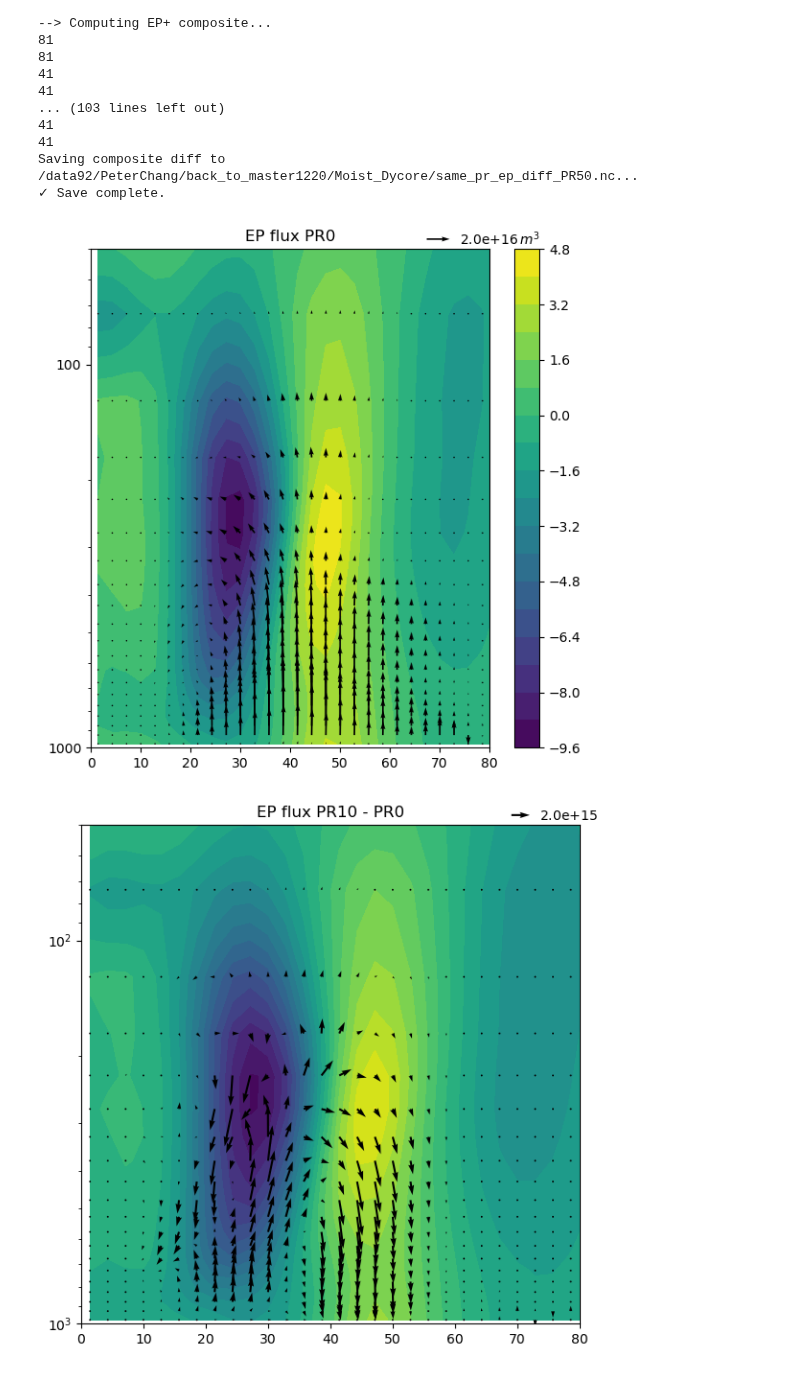
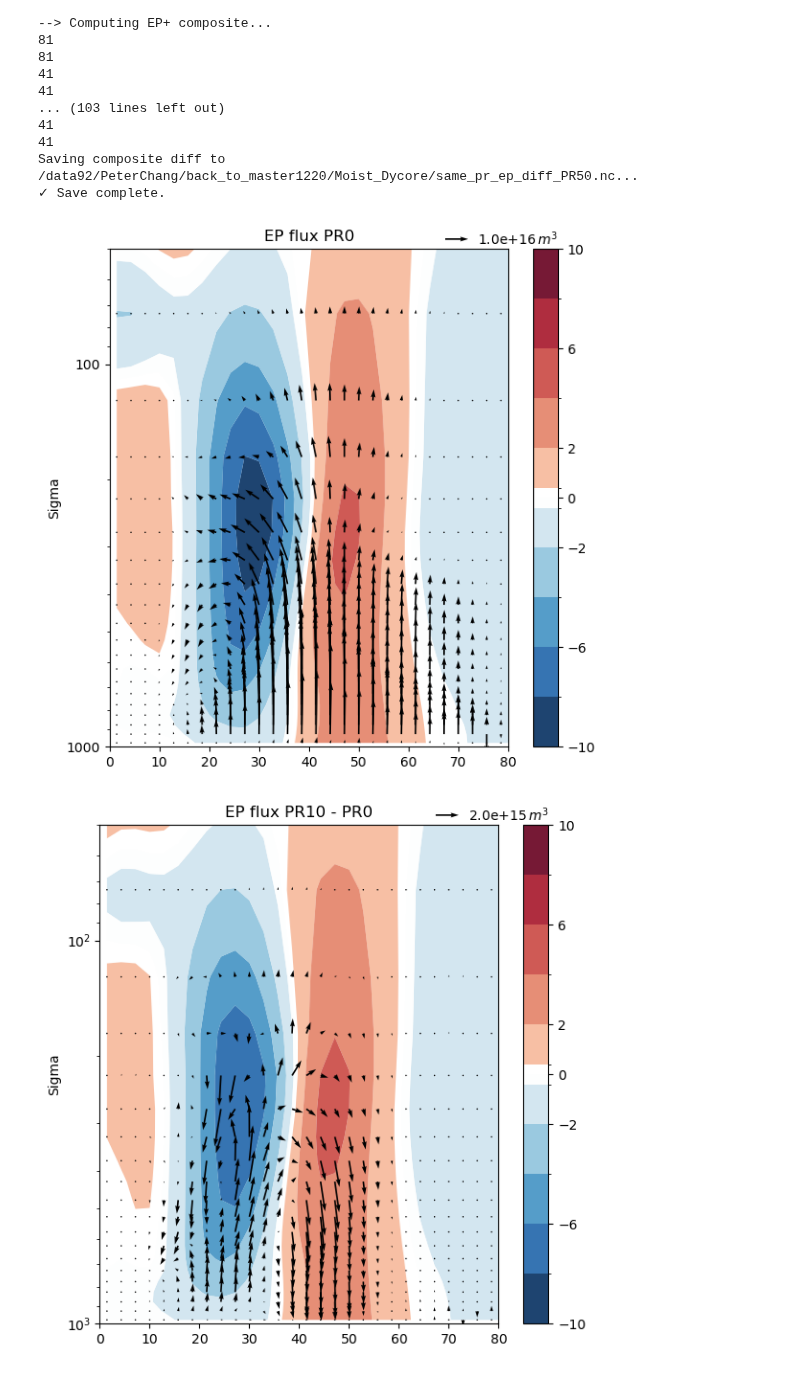
Before and after one commit to PeterChang1023/Moist_Dycore, a Jupyter notebook: EPflux/EP_Flux_all_new.ipynb, the cells around one changed output. Cells and saved outputs as stored; diff of their text form; code cells hidden in the pictures.

```diff
--- a/EPflux/EP_Flux_all_new.ipynb
+++ b/EPflux/EP_Flux_all_new.ipynb
@@ -6,7 +6,7 @@ import os
 import xarray as xr
 import matplotlib.ticker as ticker
 # %%
-def plot_contourf_near0_fixcolorbar_fig2_3(X, Y ,var_near0, axs, cbar_lim, shading_levels = 11, least_levels = 4, near0white = True, my_cmap = 'coolwarm'):
+def plot_contourf_near0_fixcolorbar_EOF(X, Y ,var_near0, axs, cbar_lim, shading_levels = 11, least_levels = 4, near0white = True, my_cmap = 'coolwarm'):
     from matplotlib.colors import ListedColormap
     import numpy as np
     import matplotlib.pyplot as plt
@@ -200,7 +200,7 @@ EOF1_dot_reshape = EOF1_dot.reshape((u.shape[1], u.shape[2] - 32))  # shape: (20
 y = np.linspace(-90,90,64)
 
 fig, ax = plt.subplots(1)
-_,custom_levels_bar,cs=plot_contourf_near0_fixcolorbar_fig2_3(y[32:], np.linspace(0,1,20), EOF1_dot_reshape, ax, cbar_lim = [-9, 9],my_cmap = 'RdBu_r')
+_,custom_levels_bar,cs=plot_contourf_near0_fixcolorbar_EOF(y[32:], np.linspace(0,1,20), EOF1_dot_reshape, ax, cbar_lim = [-9, 9],my_cmap = 'RdBu_r')
 # %% [output]
 [figure]
 # %%
@@ -506,34 +506,41 @@ for PR in range(0,60,10):
         EOF1 = f["EOF1_dot"][:]
 
     if PR == 0:
         EOF1_PR0 = EOF1
     quiv_Args = {'angles':'uv','scale_units':'inches','pivot':'tail', 'width':4e-3}
     if PR == 0:
         fig, ax = plt.subplots(1)
         set_size(5.2, 5.2, ax)
-        plt.contourf(lat[32:], level/100, EOF1_PR0, levels=21)
-        Fphi, Fp = climate.PlotEPfluxArrows(lat, level/100, (ep1_pos), (ep2_pos), fig, ax, scale=20E15, yscale="log", quiv_args=quiv_Args)
+        _,custom_levels_bar,cs=plot_contourf_near0_fixcolorbar_EOF(lat[32:], level/100, EOF1_PR0, ax, cbar_lim = [-9.5, 9.5],my_cmap = 'RdBu_r')
+        # Fphi, Fp = climate.PlotEPfluxArrows(lat[::2], level[::2]/100, (ep1_pos)[::2,::2], (ep2_pos)[::2,::2], fig, ax, scale=100E14, yscale="log", quiv_args=quiv_Args)
+        Fphi, Fp = climate.PlotEPfluxArrows(lat, level/100, (ep1_pos), (ep2_pos), fig, ax, scale=100E14, yscale="log", quiv_args=quiv_Args)
         plt.xlim([0,80])
         plt.ylim([1000,50])
         plt.title(f"EP flux PR{PR}")
         ax.yaxis.set_major_formatter(ticker.ScalarFormatter())
 
     elif PR == 50:
         fig, ax = plt.subplots(1)
         set_size(5.2, 5.2, ax)
         plt.contourf(lat[32:], level/100, EOF1, levels=21)
+        _,custom_levels_bar,cs=plot_contourf_near0_fixcolorbar_EOF(lat[32:], level/100, EOF1, ax, cbar_lim = [-9.5, 9.5],my_cmap = 'RdBu_r')
+
         Fphi, Fp = climate.PlotEPfluxArrows(lat, level/100, (ep1_pos - ep1_neg - ep1_pos_PR0), (ep2_pos - ep2_neg - ep2_pos_PR0), fig, ax, scale=20E14, yscale="log", quiv_args=quiv_Args)
         plt.xlim([0,80])
         plt.ylim([1000,50])
         plt.title(f"EP flux PR{PR}")
     else:
         fig, ax = plt.subplots(1)
         set_size(5.2, 5.2, ax)
         plt.contourf(lat[32:], level/100, EOF1, levels=21)
+        if PR == 30:
+            _,custom_levels_bar,cs=plot_contourf_near0_fixcolorbar_EOF(lat[32:], level/100, EOF1, ax, cbar_lim = [-13, 13],my_cmap = 'RdBu_r')
+        else:
+            _,custom_levels_bar,cs=plot_contourf_near0_fixcolorbar_EOF(lat[32:], level/100, EOF1, ax, cbar_lim = [-10, 10],my_cmap = 'RdBu_r')
         Fphi, Fp = climate.PlotEPfluxArrows(lat, level/100, (ep1_pos - ep1_neg - ep1_pos_PR0), (ep2_pos - ep2_neg - ep2_pos_PR0), fig, ax, scale=20E14, yscale="log", quiv_args=quiv_Args)
         plt.xlim([0,80])
         plt.ylim([1000,50])
         plt.title(f"EP flux PR{PR} - PR0")
 # %% [output]
-[figure, old version]
+[figure, new version]
-[figure, old version]
+[figure, new version]
```
Also changed, not shown: parts of 1 cell of this notebook.
